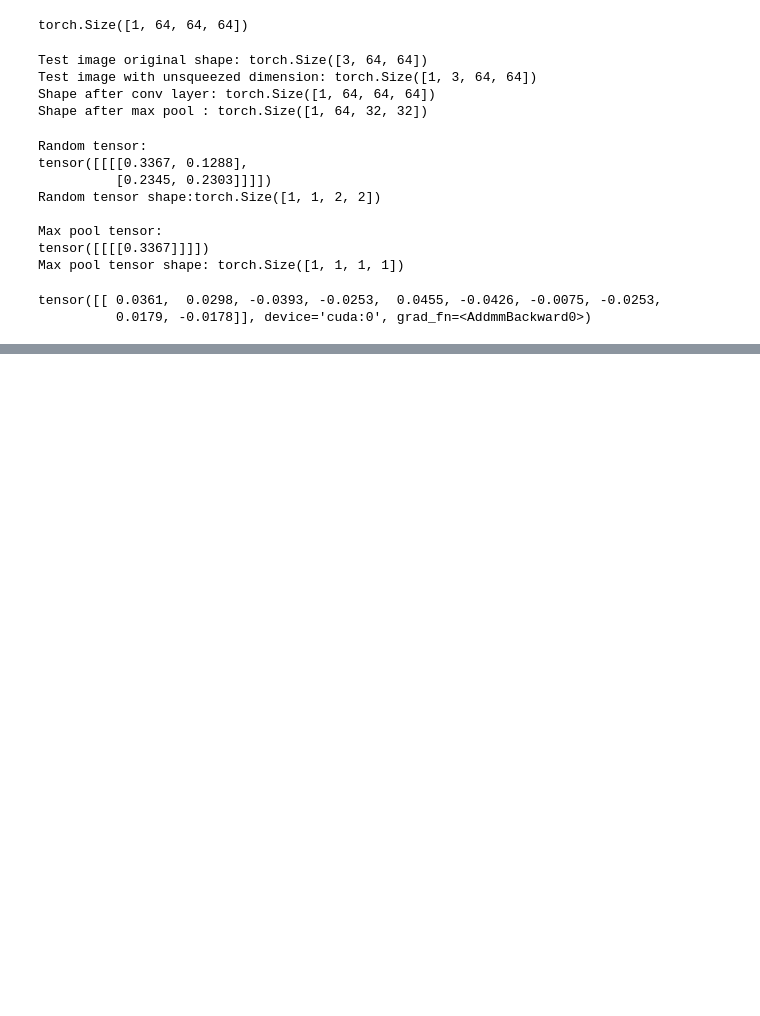
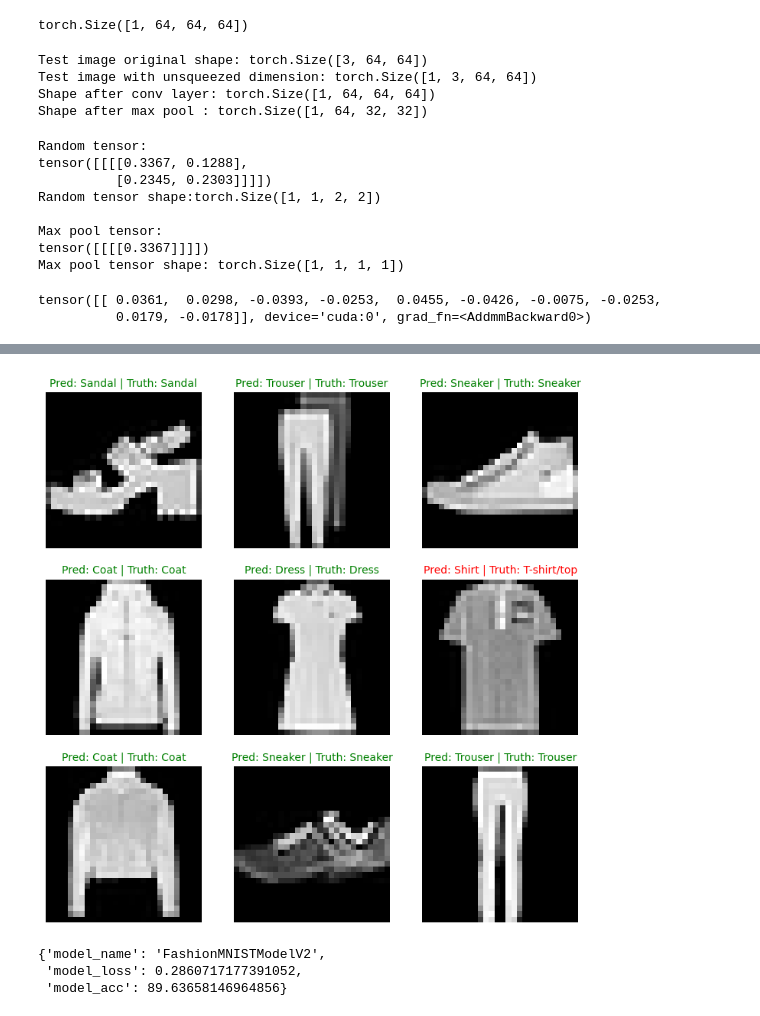
Before and after one commit to Sadkakgedik/PyTorch-Practices, a Jupyter notebook: cnn&cv_02.ipynb, the cells around one changed output, grey strips where cells are left out. Drawn from its saved outputs; the diff is of its cells as text; code cells hidden in the pictures; blank space fills up the shorter version.

```diff
--- a/cnn&cv_02.ipynb
+++ b/cnn&cv_02.ipynb
@@ -434,0 +504,34 @@ Text(0.5, 0, 'model')
+# %%
+plt.figure(figsize=(9, 9))
+nrows = 3
+ncols = 3
+for i, sample in enumerate(test_samples):
+  # Create a subplot
+  plt.subplot(nrows, ncols, i+1)
+
+  # Plot the target image
+  plt.imshow(sample.squeeze(), cmap="gray")
+
+  # Find the prediction label (in text form, e.g. "Sandal")
+  pred_label = class_names[pred_classes[i]]
+
+  # Get the truth label (in text form, e.g. "T-shirt")
+  truth_label = class_names[test_labels[i]]
+
+  # Create the title text of the plot
+  title_text = f"Pred: {pred_label} | Truth: {truth_label}"
+
+  # Check for equality and change title colour accordingly
+  if pred_label == truth_label:
+      plt.title(title_text, fontsize=10, c="green") # green text if correct
+  else:
+      plt.title(title_text, fontsize=10, c="red") # red text if wrong
+  plt.axis(False)
+# %% [output]
+[figure, added]
+# %%
+model_2_results
+# %% [output]
+{'model_name': 'FashionMNISTModelV2',
+ 'model_loss': 0.2860717177391052,
+ 'model_acc': 89.63658146964856}
```
Also changed, not shown: parts of 12 cells of this notebook.
